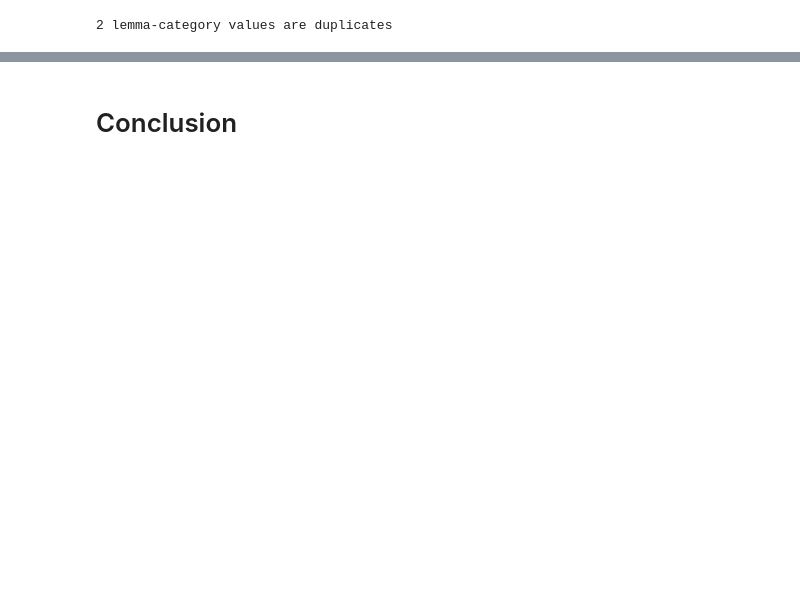
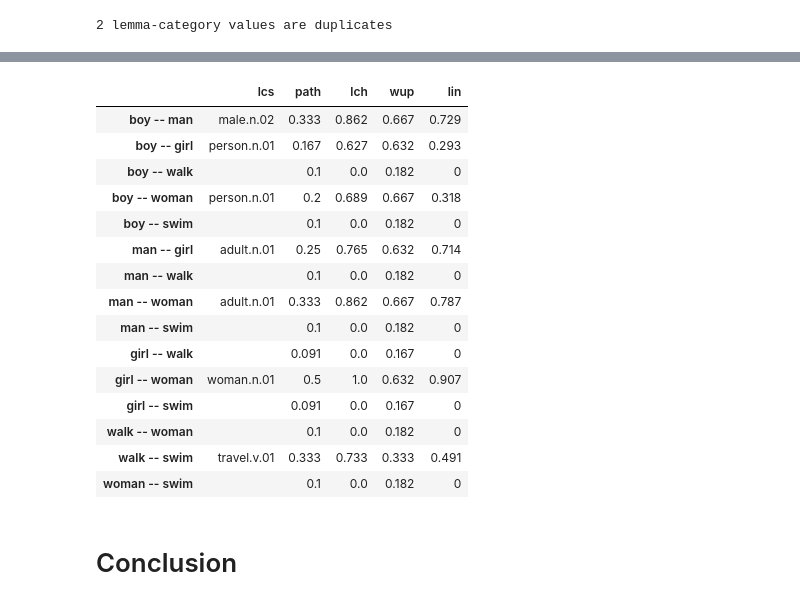
Before and after one commit to MarioROT/IHLT-MAI, a Jupyter notebook: Session5_MarioRosas_AlamLopez.ipynb, the cells around one changed output, grey strips where cells are left out. Drawn from its saved outputs; the diff is of its cells as text; code cells hidden in the pictures; blank space fills up the shorter version.

```diff
--- a/Session5_MarioRosas_AlamLopez.ipynb
+++ b/Session5_MarioRosas_AlamLopez.ipynb
@@ -33,8 +13,7 @@ Successfully installed python-crfsuite-0.9.9
 # %%
-from scripts.models import StatisticalModels
-import numpy as np
 import nltk
 import pandas as pd
+pd.set_option("display.precision", 3)
 nltk.download('treebank')
 nltk.download('wordnet')
 from nltk.corpus import wordnet as wn
@@ -92,20 +69,20 @@ d = {'NN': 'n', 'NNS': 'n',
        'RB': 'r', 'RBR': 'r', 'RBS': 'r'}
 
 def most_frequent (Lemmas):
-  results={'accepted':[], 'empty':[]}
+  results={'accepted':[], 'discarded':[]}
   for pair in range(len(Lemmas)):
 
     if Lemmas[pair][1] in d.keys():
 
       if len(wn.synsets(Lemmas[pair][0],d[Lemmas[pair][1]]))==0:
-         results['empty'].append(Lemmas[pair])
+         results['discarded'].append(Lemmas[pair])
       else:
         common= wn.synsets(Lemmas[pair][0],d[Lemmas[pair][1]])[0]
         tupple=(Lemmas[pair][0],common)
         results['accepted'].append(tupple)
 
     else:
-      results['empty'].append(Lemmas[pair])
+      results['discarded'].append(Lemmas[pair])
 
   return results
 # %%
@@ -137,6 +102,0 @@ Pairs
-# %%
-for pair in Pairs:
-  pair[0][1].lowest_common_hypernyms(pair[1][1])
-  pair[0][1].path_similarity(pair[1][1])
-  pair[0][1].lowest_common_hypernyms(pair[1][1])
-  print(test)
@@ -183,2 +103,48 @@ wn.synsets(Lemma[pair][0],d[Lemma[pair][1]])[0]
+# %%
+def process_name(p1,p2):
+  return p1.ljust(6) + '--' + p2.rjust(6)
+# %%
+from nltk.corpus.reader.wordnet import lch_similarity
+similarity_results = ['lcs','path','lch','wup','lin']
+print_pairs = {}
+for pair in Pairs:
+  pair_name = process_name(pair[0][0],pair[1][0])
+  print_pairs[pair_name] = []
+  try:
+    print_pairs[pair_name].append(pair[0][1].lowest_common_hypernyms(pair[1][1])[0].name())
+  except:
+    print_pairs[pair_name].append('')
+  print_pairs[pair_name].append(pair[0][1].path_similarity(pair[1][1]))
+  try:
+    print_pairs[pair_name].append(pair[0][1].lch_similarity(pair[1][1]))
+  except:
+    print_pairs[pair_name].append(0)
+  print_pairs[pair_name].append(pair[0][1].wup_similarity(pair[1][1]))
+  try:
+    print_pairs[pair_name].append(pair[0][1].lin_similarity(pair[1][1],brown_ic))
+  except:
+    print_pairs[pair_name].append(0)
+
+res = pd.DataFrame(print_pairs).T
+res.columns = similarity_results
+res['lch'] = (res['lch'] - res['lch'].min())/(res['lch'].max()-res['lch'].min())
+res
+# %% [output]
+|  | lcs | path | lch | wup | lin |
+| boy -- man | male.n.02 | 0.333 | 0.862 | 0.667 | 0.729 |
+| boy -- girl | person.n.01 | 0.167 | 0.627 | 0.632 | 0.293 |
+| boy -- walk |  | 0.1 | 0.0 | 0.182 | 0 |
+| boy -- woman | person.n.01 | 0.2 | 0.689 | 0.667 | 0.318 |
+| boy -- swim |  | 0.1 | 0.0 | 0.182 | 0 |
+| man -- girl | adult.n.01 | 0.25 | 0.765 | 0.632 | 0.714 |
+| man -- walk |  | 0.1 | 0.0 | 0.182 | 0 |
+| man -- woman | adult.n.01 | 0.333 | 0.862 | 0.667 | 0.787 |
+| man -- swim |  | 0.1 | 0.0 | 0.182 | 0 |
+| girl -- walk |  | 0.091 | 0.0 | 0.167 | 0 |
+| girl -- woman | woman.n.01 | 0.5 | 1.0 | 0.632 | 0.907 |
+| girl -- swim |  | 0.091 | 0.0 | 0.167 | 0 |
+| walk -- woman |  | 0.1 | 0.0 | 0.182 | 0 |
+| walk -- swim | travel.v.01 | 0.333 | 0.733 | 0.333 | 0.491 |
+| woman -- swim |  | 0.1 | 0.0 | 0.182 | 0 |
 # %% [markdown]
 # Conclusion
```
Also changed, not shown: parts of 8 cells of this notebook.
